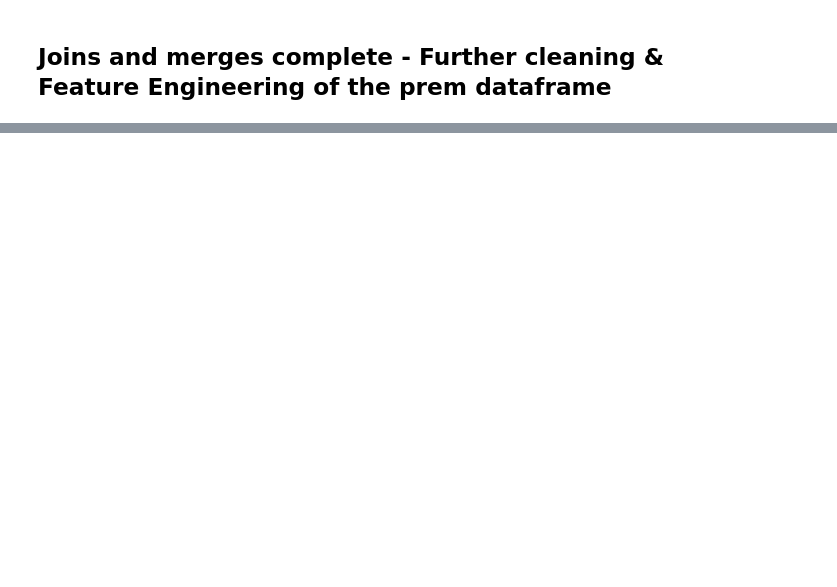
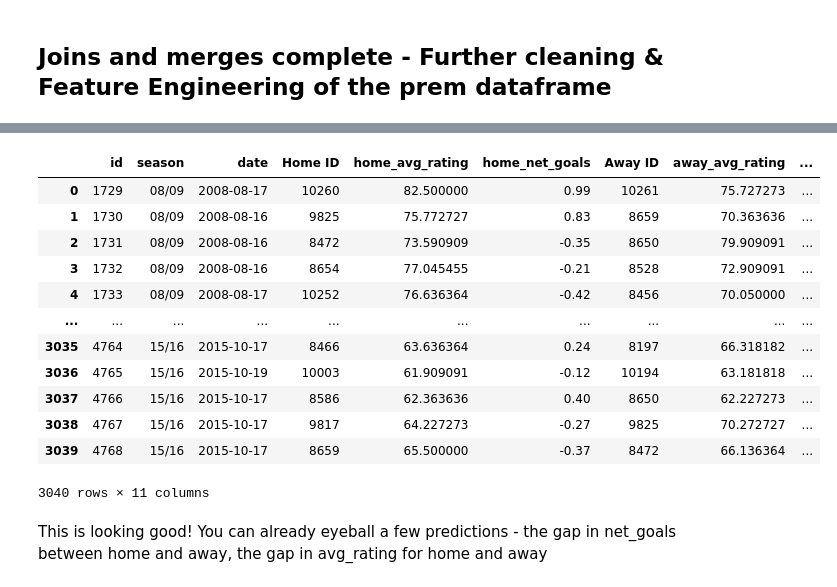
Before and after one commit to tjjdoherty/football-project-mvp, a Jupyter notebook: eda.ipynb, the cells around one changed output, grey strips where cells are left out. Drawn from its saved outputs; the diff is of its cells as text; code cells hidden in the pictures; blank space fills up the shorter version.

```diff
--- a/eda.ipynb
+++ b/eda.ipynb
@@ -957,0 +1000,3 @@ What we need to do now is create an average 'team' rating for each match. I thin
+# %%
+# drop the home/away_player_X_rating columns
+prem = prem.drop(prem.filter(regex='^(home|away)_player_[1-9]_rating$|^(home|away)_player_10_rating$|^(home|away)_player_11_rating$').columns, axis=1)
@@ -957,0 +1005,7 @@ What we need to do now is create an average 'team' rating for each match. I thin
+# %%
+# create a new net goals column for both teams: home_avg_GS_per_match - home_avg_GA_per_match and away_avg_GS_per_match - away_avg_GA_per_match
+prem['home_net_goals'] = prem['home_avg_GS_per_match'] - prem['home_avg_GA_per_match']
+prem['away_net_goals'] = prem['away_avg_GS_per_match'] - prem['away_avg_GA_per_match']
+# %%
+# drop the home_avg_GS_per_match, home_avg_GA_per_match, away_avg_GS_per_match, away_avg_GA_per_match
+prem = prem.drop(['home_avg_GS_per_match', 'home_avg_GA_per_match', 'away_avg_GS_per_match', 'away_avg_GA_per_match'], axis=1)
@@ -957,0 +1019,21 @@ What we need to do now is create an average 'team' rating for each match. I thin
+# %%
+# reorganize the dataframe: id, season, date, home team stats, away team stats, result, margin
+prem = prem[['id', 'season', 'date', 'Home ID', 'home_avg_rating', 'home_net_goals', 'Away ID', 'away_avg_rating', 'away_net_goals', 'Result', 'Margin']]
+# %%
+prem
+# %% [output]
+|  | id | season | date | Home ID | home_avg_rating | home_net_goals | Away ID | away_avg_rating | ... |
+| 0 | 1729 | 08/09 | 2008-08-17 | 10260 | 82.500000 | 0.99 | 10261 | 75.727273 | ... |
+| 1 | 1730 | 08/09 | 2008-08-16 | 9825 | 75.772727 | 0.83 | 8659 | 70.363636 | ... |
+| 2 | 1731 | 08/09 | 2008-08-16 | 8472 | 73.590909 | -0.35 | 8650 | 79.909091 | ... |
+| 3 | 1732 | 08/09 | 2008-08-16 | 8654 | 77.045455 | -0.21 | 8528 | 72.909091 | ... |
+| 4 | 1733 | 08/09 | 2008-08-17 | 10252 | 76.636364 | -0.42 | 8456 | 70.050000 | ... |
+| ... | ... | ... | ... | ... | ... | ... | ... | ... | ... |
+| 3035 | 4764 | 15/16 | 2015-10-17 | 8466 | 63.636364 | 0.24 | 8197 | 66.318182 | ... |
+| 3036 | 4765 | 15/16 | 2015-10-19 | 10003 | 61.909091 | -0.12 | 10194 | 63.181818 | ... |
+| 3037 | 4766 | 15/16 | 2015-10-17 | 8586 | 62.363636 | 0.40 | 8650 | 62.227273 | ... |
+| 3038 | 4767 | 15/16 | 2015-10-17 | 9817 | 64.227273 | -0.27 | 9825 | 70.272727 | ... |
+| 3039 | 4768 | 15/16 | 2015-10-17 | 8659 | 65.500000 | -0.37 | 8472 | 66.136364 | ... |
+3040 rows × 11 columns
+# %% [markdown]
+This is looking good! You can already eyeball a few predictions - the gap in net_goals between home and away, the gap in avg_rating for home and away
```
Also changed, not shown: parts of 25 cells of this notebook.
